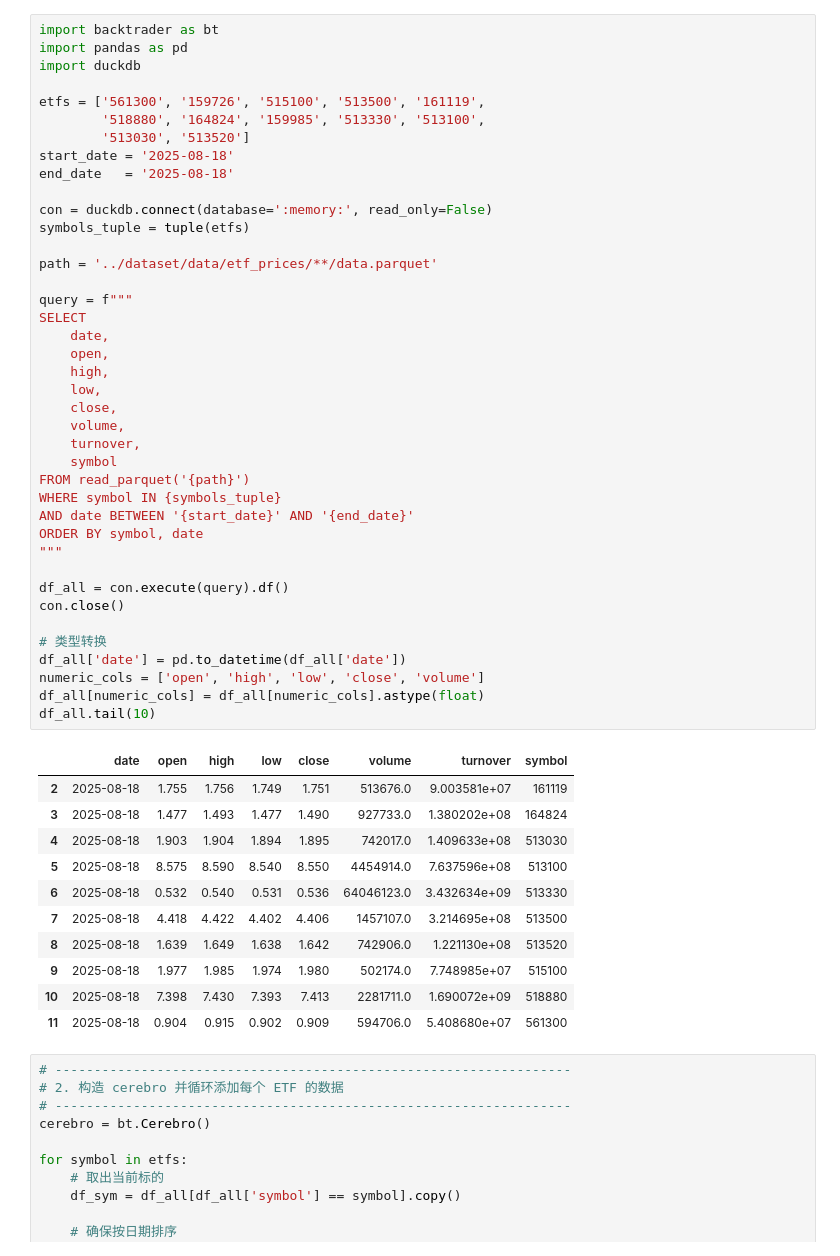
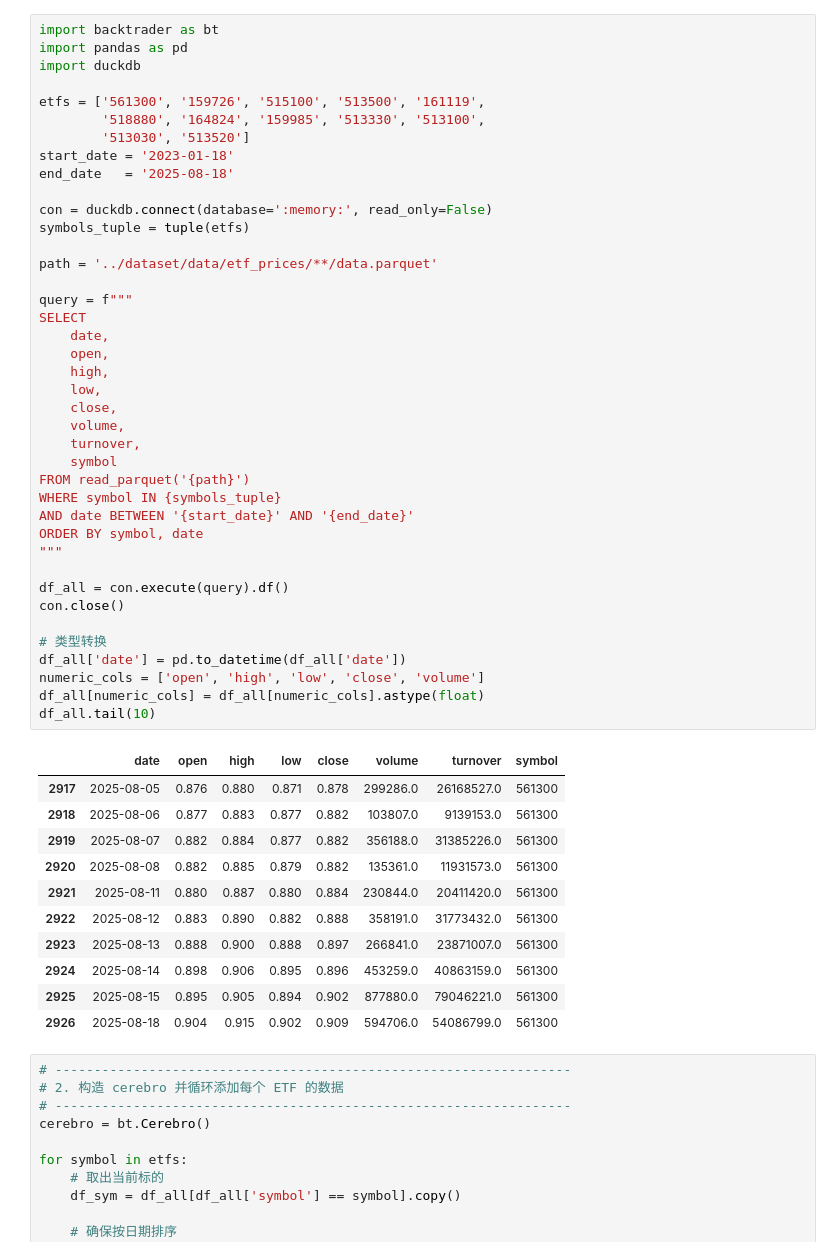
Before and after one commit to le0l1/quant-store, a Jupyter notebook: strategy/etf-mom.ipynb, the cells around one changed output. Cells and saved outputs as stored; diff of their text form.

```diff
--- a/strategy/etf-mom.ipynb
+++ b/strategy/etf-mom.ipynb
@@ -6,50 +6,50 @@ import duckdb
 etfs = ['561300', '159726', '515100', '513500', '161119',
         '518880', '164824', '159985', '513330', '513100',
         '513030', '513520']
-start_date = '2025-08-18'
+start_date = '2023-01-18'
 end_date   = '2025-08-18'
 
 con = duckdb.connect(database=':memory:', read_only=False)
 symbols_tuple = tuple(etfs)
 
 path = '../dataset/data/etf_prices/**/data.parquet'
 
 query = f"""
 SELECT
     date,
     open,
     high,
     low,
     close,
     volume,
     turnover,
     symbol
 FROM read_parquet('{path}')
 WHERE symbol IN {symbols_tuple}
 AND date BETWEEN '{start_date}' AND '{end_date}'
 ORDER BY symbol, date
 """
 
 df_all = con.execute(query).df()
 con.close()
 
 # 类型转换
 df_all['date'] = pd.to_datetime(df_all['date'])
 numeric_cols = ['open', 'high', 'low', 'close', 'volume']
 df_all[numeric_cols] = df_all[numeric_cols].astype(float)
 df_all.tail(10)
 # %% [output]
 |  | date | open | high | low | close | volume | turnover | symbol |
-| 2 | 2025-08-18 | 1.755 | 1.756 | 1.749 | 1.751 | 513676.0 | 9.003581e+07 | 161119 |
-| 3 | 2025-08-18 | 1.477 | 1.493 | 1.477 | 1.490 | 927733.0 | 1.380202e+08 | 164824 |
-| 4 | 2025-08-18 | 1.903 | 1.904 | 1.894 | 1.895 | 742017.0 | 1.409633e+08 | 513030 |
-| 5 | 2025-08-18 | 8.575 | 8.590 | 8.540 | 8.550 | 4454914.0 | 7.637596e+08 | 513100 |
-| 6 | 2025-08-18 | 0.532 | 0.540 | 0.531 | 0.536 | 64046123.0 | 3.432634e+09 | 513330 |
-| 7 | 2025-08-18 | 4.418 | 4.422 | 4.402 | 4.406 | 1457107.0 | 3.214695e+08 | 513500 |
-| 8 | 2025-08-18 | 1.639 | 1.649 | 1.638 | 1.642 | 742906.0 | 1.221130e+08 | 513520 |
-| 9 | 2025-08-18 | 1.977 | 1.985 | 1.974 | 1.980 | 502174.0 | 7.748985e+07 | 515100 |
-| 10 | 2025-08-18 | 7.398 | 7.430 | 7.393 | 7.413 | 2281711.0 | 1.690072e+09 | 518880 |
-| 11 | 2025-08-18 | 0.904 | 0.915 | 0.902 | 0.909 | 594706.0 | 5.408680e+07 | 561300 |
+| 2917 | 2025-08-05 | 0.876 | 0.880 | 0.871 | 0.878 | 299286.0 | 26168527.0 | 561300 |
+| 2918 | 2025-08-06 | 0.877 | 0.883 | 0.877 | 0.882 | 103807.0 | 9139153.0 | 561300 |
+| 2919 | 2025-08-07 | 0.882 | 0.884 | 0.877 | 0.882 | 356188.0 | 31385226.0 | 561300 |
+| 2920 | 2025-08-08 | 0.882 | 0.885 | 0.879 | 0.882 | 135361.0 | 11931573.0 | 561300 |
+| 2921 | 2025-08-11 | 0.880 | 0.887 | 0.880 | 0.884 | 230844.0 | 20411420.0 | 561300 |
+| 2922 | 2025-08-12 | 0.883 | 0.890 | 0.882 | 0.888 | 358191.0 | 31773432.0 | 561300 |
+| 2923 | 2025-08-13 | 0.888 | 0.900 | 0.888 | 0.897 | 266841.0 | 23871007.0 | 561300 |
+| 2924 | 2025-08-14 | 0.898 | 0.906 | 0.895 | 0.896 | 453259.0 | 40863159.0 | 561300 |
+| 2925 | 2025-08-15 | 0.895 | 0.905 | 0.894 | 0.902 | 877880.0 | 79046221.0 | 561300 |
+| 2926 | 2025-08-18 | 0.904 | 0.915 | 0.902 | 0.909 | 594706.0 | 54086799.0 | 561300 |
 # %%
 # ------------------------------------------------------------------
 # 2. 构造 cerebro 并循环添加每个 ETF 的数据
```
Also changed, not shown: parts of 2 cells of this notebook, 20 other files.
